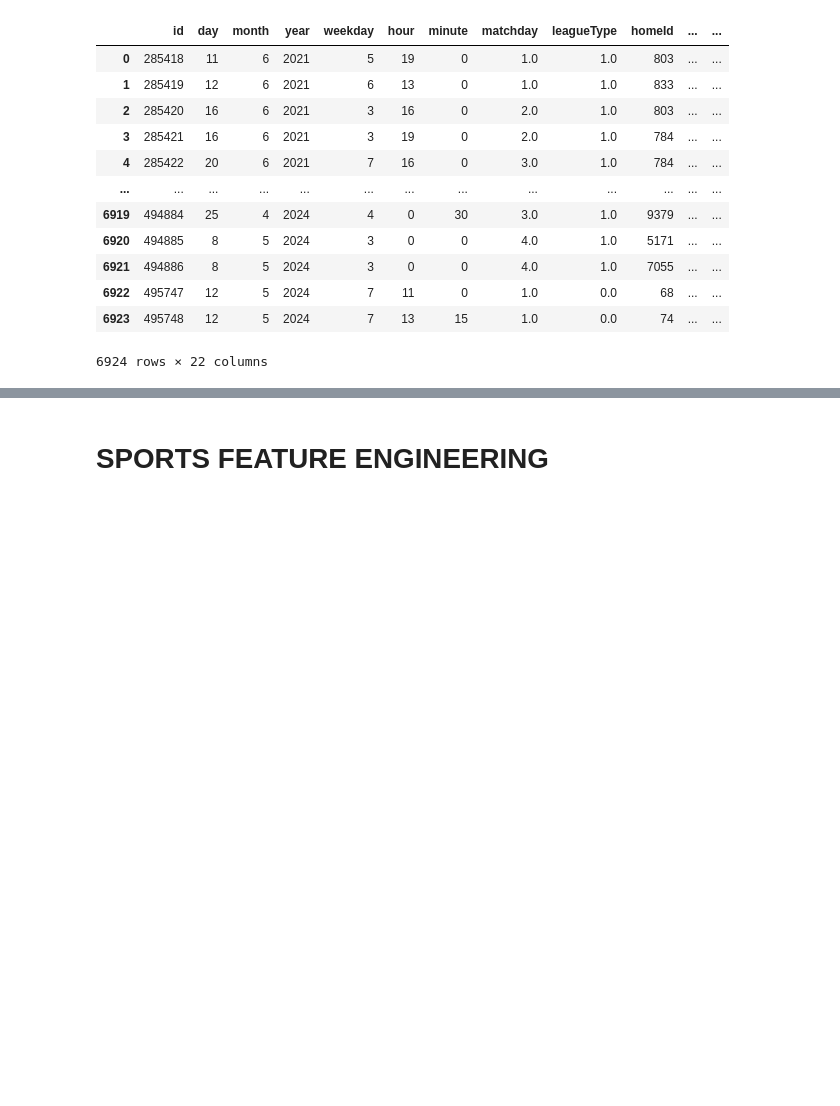
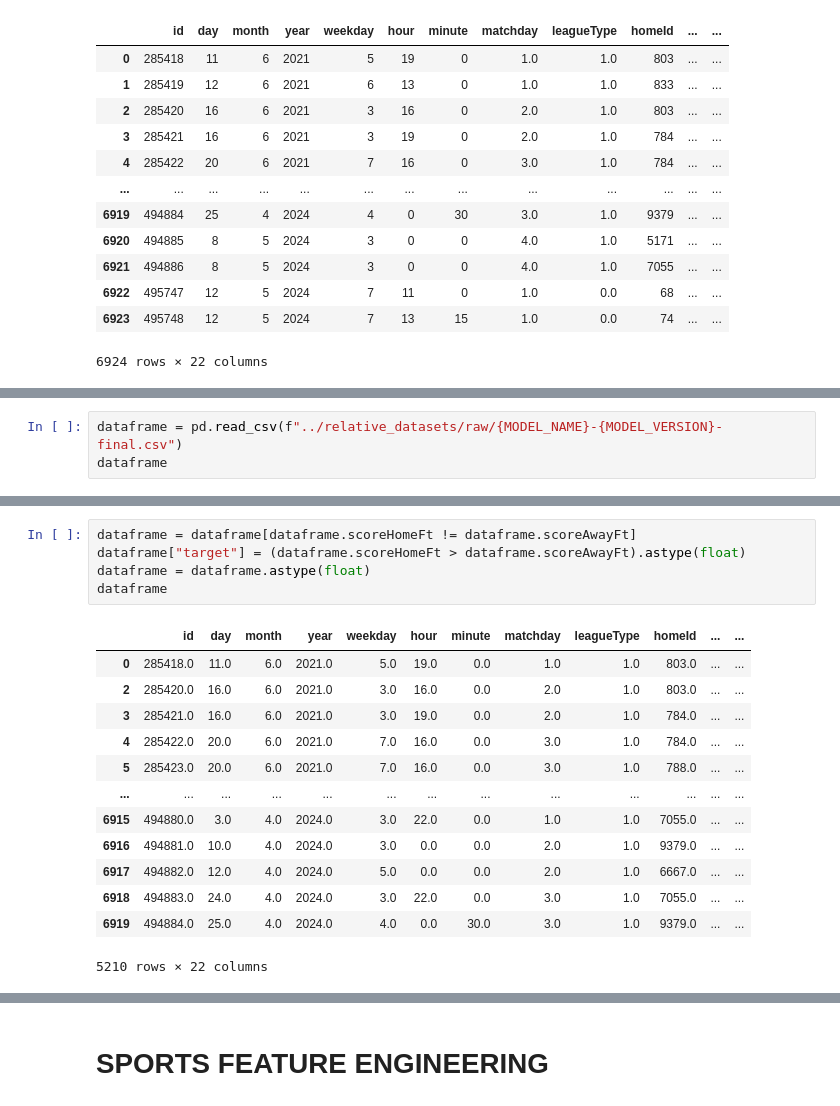
Before and after one commit to lebyanelm/neural-trained-models, a Jupyter notebook: ipynb/model_deployments.ipynb, the cells around one changed output, grey strips where cells are left out. Drawn from its saved outputs; the diff is of its cells as text; blank space fills up the shorter version.

Commit message:
Added all_leagues_overs_unders dataset

```diff
--- a/ipynb/model_deployments.ipynb
+++ b/ipynb/model_deployments.ipynb
@@ -430,0 +429,3 @@ dataframe.to_csv("checkpoint.csv", index=False)
+# %%
+dataframe = pd.read_csv(f"../relative_datasets/raw/{MODEL_NAME}-{MODEL_VERSION}-final.csv")
+dataframe
@@ -430,0 +446,19 @@ dataframe.to_csv("checkpoint.csv", index=False)
+# %%
+dataframe = dataframe[dataframe.scoreHomeFt != dataframe.scoreAwayFt]
+dataframe["target"] = (dataframe.scoreHomeFt > dataframe.scoreAwayFt).astype(float)
+dataframe = dataframe.astype(float)
+dataframe
+# %% [output]
+|  | id | day | month | year | weekday | hour | minute | matchday | leagueType | homeId | ... | ... |
+| 0 | 285418.0 | 11.0 | 6.0 | 2021.0 | 5.0 | 19.0 | 0.0 | 1.0 | 1.0 | 803.0 | ... | ... |
+| 2 | 285420.0 | 16.0 | 6.0 | 2021.0 | 3.0 | 16.0 | 0.0 | 2.0 | 1.0 | 803.0 | ... | ... |
+| 3 | 285421.0 | 16.0 | 6.0 | 2021.0 | 3.0 | 19.0 | 0.0 | 2.0 | 1.0 | 784.0 | ... | ... |
+| 4 | 285422.0 | 20.0 | 6.0 | 2021.0 | 7.0 | 16.0 | 0.0 | 3.0 | 1.0 | 784.0 | ... | ... |
+| 5 | 285423.0 | 20.0 | 6.0 | 2021.0 | 7.0 | 16.0 | 0.0 | 3.0 | 1.0 | 788.0 | ... | ... |
+| ... | ... | ... | ... | ... | ... | ... | ... | ... | ... | ... | ... | ... |
+| 6915 | 494880.0 | 3.0 | 4.0 | 2024.0 | 3.0 | 22.0 | 0.0 | 1.0 | 1.0 | 7055.0 | ... | ... |
+| 6916 | 494881.0 | 10.0 | 4.0 | 2024.0 | 3.0 | 0.0 | 0.0 | 2.0 | 1.0 | 9379.0 | ... | ... |
+| 6917 | 494882.0 | 12.0 | 4.0 | 2024.0 | 5.0 | 0.0 | 0.0 | 2.0 | 1.0 | 6667.0 | ... | ... |
+| 6918 | 494883.0 | 24.0 | 4.0 | 2024.0 | 3.0 | 22.0 | 0.0 | 3.0 | 1.0 | 7055.0 | ... | ... |
+| 6919 | 494884.0 | 25.0 | 4.0 | 2024.0 | 4.0 | 0.0 | 30.0 | 3.0 | 1.0 | 9379.0 | ... | ... |
+5210 rows × 22 columns
```
Also changed, not shown: parts of 10 cells of this notebook, 2 other files.
